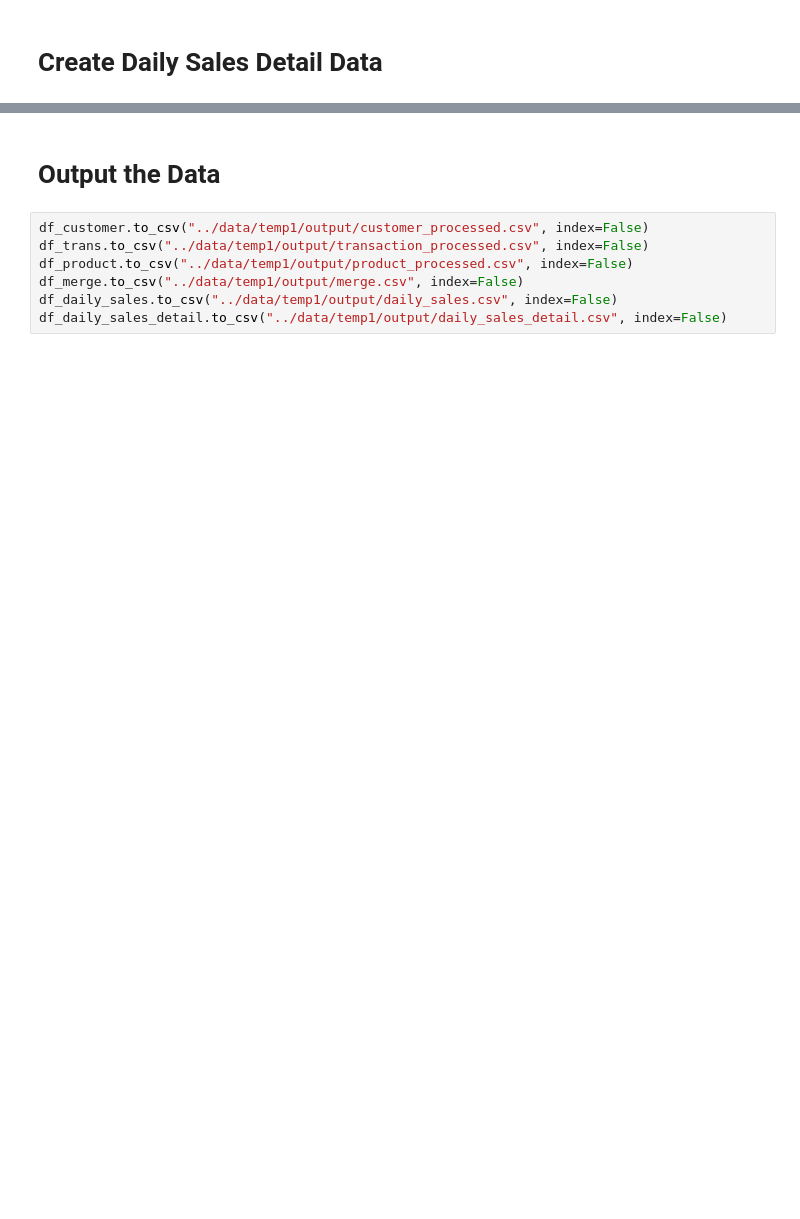
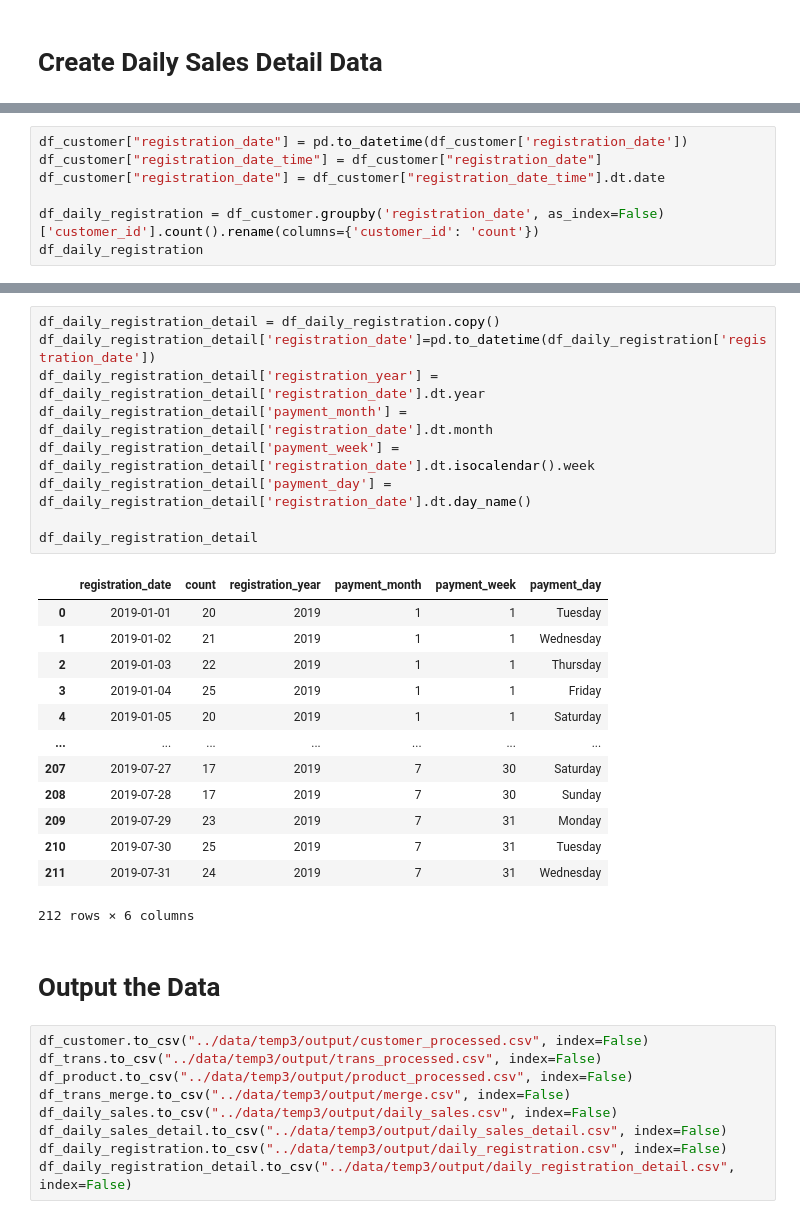
Before and after one commit to omotoshohei/ecom-analytics, a Jupyter notebook: template3/preprocess.ipynb, the cells around one changed output, grey strips where cells are left out. Saved outputs shown, nothing was run; the diff lists cells and outputs as text; blank space fills up the shorter version.

```diff
--- a/template3/preprocess2.ipynb
+++ b/template3/preprocess.ipynb
@@ -201,0 +258,7 @@ df_daily_sales_detail
+# %%
+df_customer["registration_date"] = pd.to_datetime(df_customer['registration_date'])
+df_customer["registration_date_time"] = df_customer["registration_date"]
+df_customer["registration_date"] = df_customer["registration_date_time"].dt.date
+
+df_daily_registration = df_customer.groupby('registration_date', as_index=False)['customer_id'].count().rename(columns={'customer_id': 'count'})
+df_daily_registration
@@ -202,9 +279,34 @@ df_daily_sales_detail
+# %%
+df_daily_registration_detail = df_daily_registration.copy()
+df_daily_registration_detail['registration_date']=pd.to_datetime(df_daily_registration['registration_date'])
+df_daily_registration_detail['registration_year'] = df_daily_registration_detail['registration_date'].dt.year
+df_daily_registration_detail['payment_month'] = df_daily_registration_detail['registration_date'].dt.month
+df_daily_registration_detail['payment_week'] = df_daily_registration_detail['registration_date'].dt.isocalendar().week
+df_daily_registration_detail['payment_day'] = df_daily_registration_detail['registration_date'].dt.day_name()
+
+df_daily_registration_detail
+# %% [output]
+|  | registration_date | count | registration_year | payment_month | payment_week | payment_day |
+| 0 | 2019-01-01 | 20 | 2019 | 1 | 1 | Tuesday |
+| 1 | 2019-01-02 | 21 | 2019 | 1 | 1 | Wednesday |
+| 2 | 2019-01-03 | 22 | 2019 | 1 | 1 | Thursday |
+| 3 | 2019-01-04 | 25 | 2019 | 1 | 1 | Friday |
+| 4 | 2019-01-05 | 20 | 2019 | 1 | 1 | Saturday |
+| ... | ... | ... | ... | ... | ... | ... |
+| 207 | 2019-07-27 | 17 | 2019 | 7 | 30 | Saturday |
+| 208 | 2019-07-28 | 17 | 2019 | 7 | 30 | Sunday |
+| 209 | 2019-07-29 | 23 | 2019 | 7 | 31 | Monday |
+| 210 | 2019-07-30 | 25 | 2019 | 7 | 31 | Tuesday |
+| 211 | 2019-07-31 | 24 | 2019 | 7 | 31 | Wednesday |
+212 rows × 6 columns
 # %% [markdown]
 # Output the Data
 # %%
-df_customer.to_csv("../data/temp1/output/customer_processed.csv", index=False)
-df_trans.to_csv("../data/temp1/output/transaction_processed.csv", index=False)
-df_product.to_csv("../data/temp1/output/product_processed.csv", index=False)
-df_merge.to_csv("../data/temp1/output/merge.csv", index=False)
-df_daily_sales.to_csv("../data/temp1/output/daily_sales.csv", index=False)
-df_daily_sales_detail.to_csv("../data/temp1/output/daily_sales_detail.csv", index=False)
+df_customer.to_csv("../data/temp3/output/customer_processed.csv", index=False)
+df_trans.to_csv("../data/temp3/output/trans_processed.csv", index=False)
+df_product.to_csv("../data/temp3/output/product_processed.csv", index=False)
+df_trans_merge.to_csv("../data/temp3/output/merge.csv", index=False)
+df_daily_sales.to_csv("../data/temp3/output/daily_sales.csv", index=False)
+df_daily_sales_detail.to_csv("../data/temp3/output/daily_sales_detail.csv", index=False)
+df_daily_registration.to_csv("../data/temp3/output/daily_registration.csv", index=False)
+df_daily_registration_detail.to_csv("../data/temp3/output/daily_registration_detail.csv", index=False)
```
Also changed, not shown: parts of 15 cells of this notebook, 15 other files.
